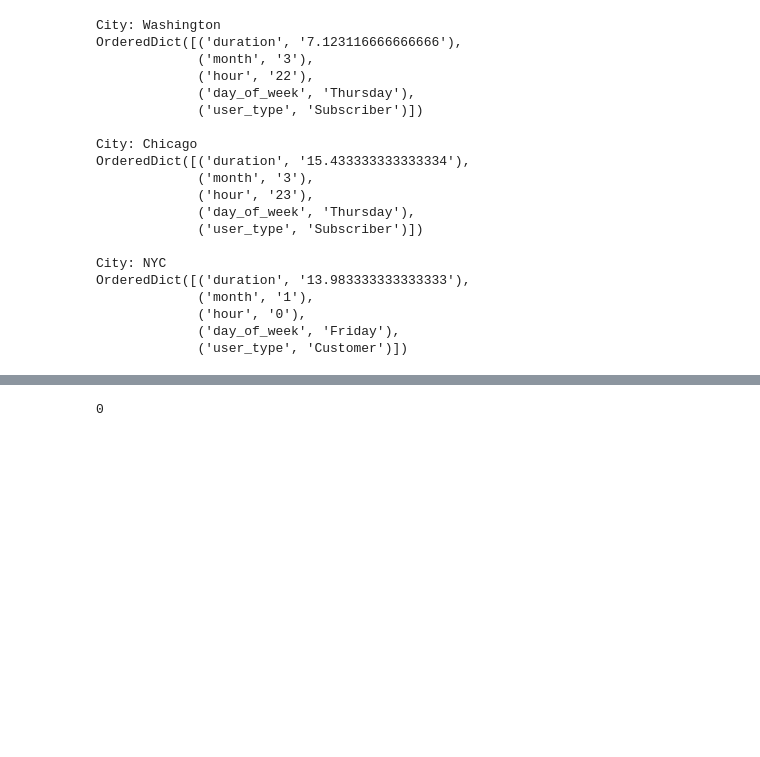
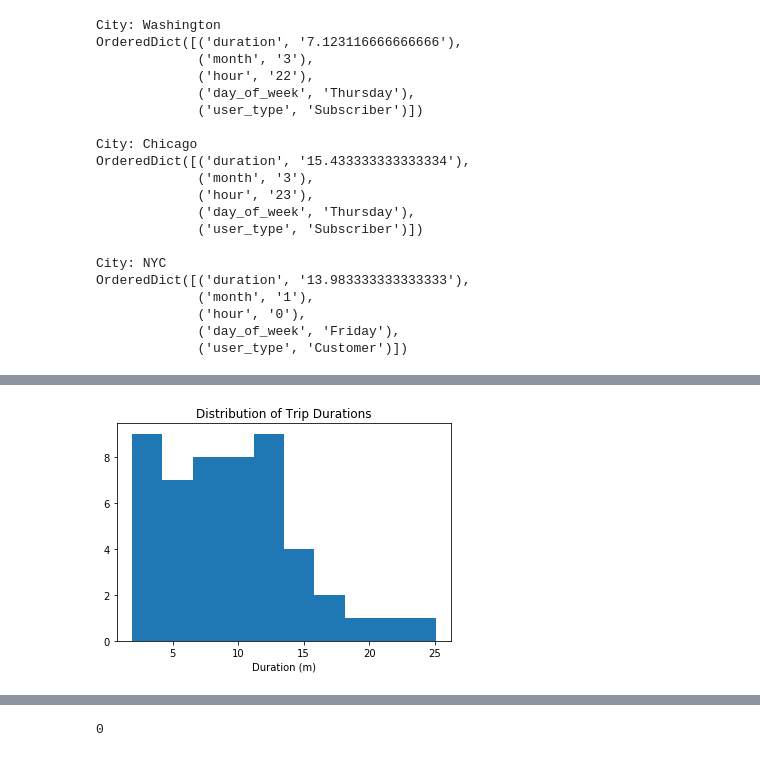
Before and after one commit to antonynickson/BikeShareData, a Jupyter notebook: Bike_Share_Analysis.ipynb, the cells around one changed output, grey strips where cells are left out. Drawn from its saved outputs; the diff is of its cells as text; code cells hidden in the pictures; blank space fills up the shorter version.

Commit message:
Added Data Visualization Coding

```diff
--- a/Bike_Share_Analysis.ipynb
+++ b/Bike_Share_Analysis.ipynb
@@ -343,0 +656,24 @@ OrderedDict([('duration', '13.983333333333333'),
+# %%
+# load library
+import matplotlib.pyplot as plt
+import matplotlib.pyplot as plt; plt.rcdefaults()
+import numpy as np
+import plotly.plotly as py
+
+# this is a 'magic word' that allows for plots to be displayed
+# inline with the notebook. If you want to know more, see:
+# http://ipython.readthedocs.io/en/stable/interactive/magics.html
+%matplotlib inline
+
+# example histogram, data taken from bay area sample
+data = [ 7.65,  8.92,  7.42,  5.50, 16.17,  4.20,  8.98,  9.62, 11.48, 14.33,
+        19.02, 21.53,  3.90,  7.97,  2.62,  2.67,  3.08, 14.40, 12.90,  7.83,
+        25.12,  8.30,  4.93, 12.43, 10.60,  6.17, 10.88,  4.78, 15.15,  3.53,
+         9.43, 13.32, 11.72,  9.85,  5.22, 15.10,  3.95,  3.17,  8.78,  1.88,
+         4.55, 12.68, 12.38,  9.78,  7.63,  6.45, 17.38, 11.90, 11.52,  8.63,]
+plt.hist(data)
+plt.title('Distribution of Trip Durations')
+plt.xlabel('Duration (m)')
+plt.show()
+# %% [output]
+[figure, added]
```
Also changed, not shown: parts of 22 cells of this notebook.
